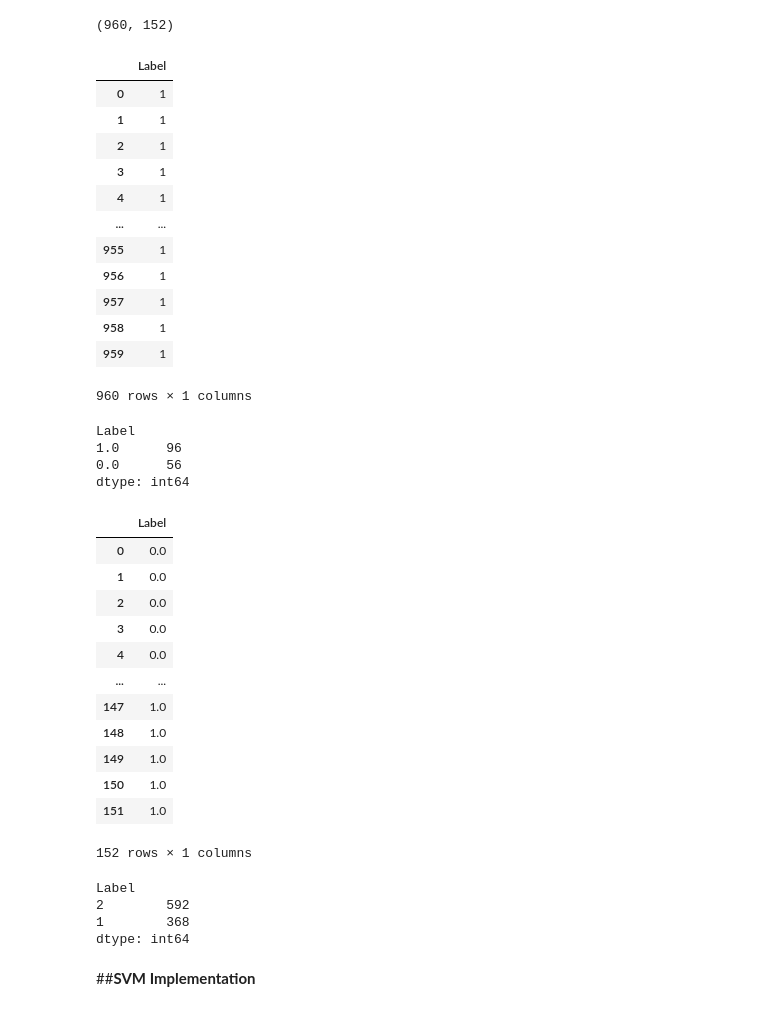
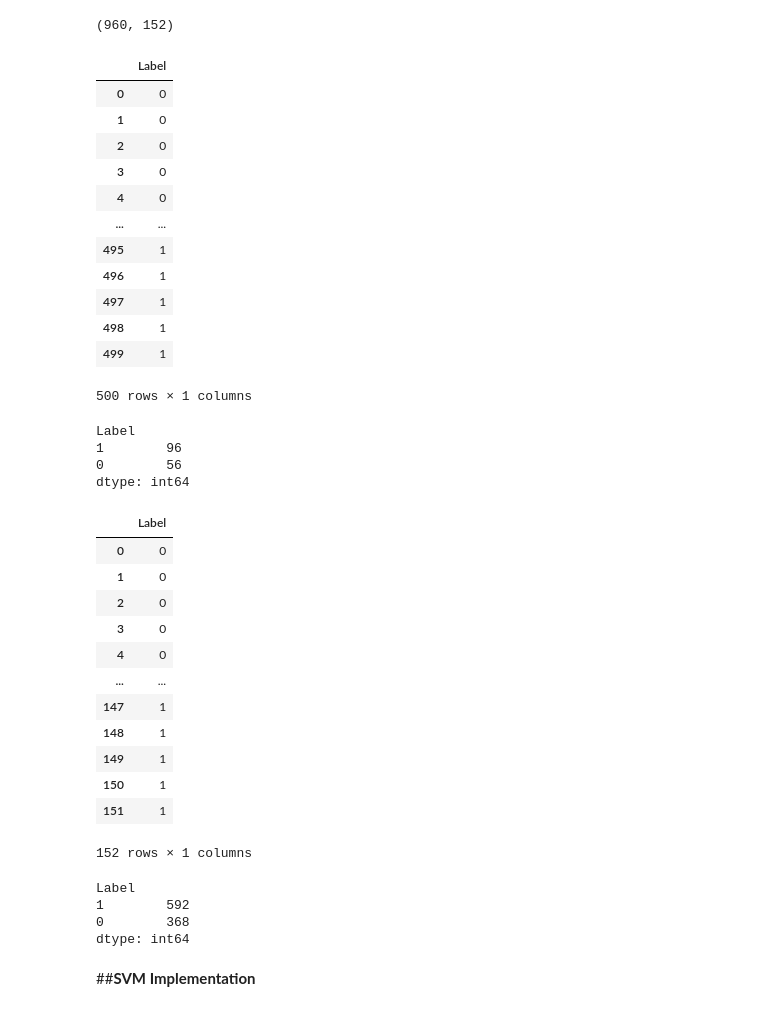
Before and after one commit to PDNow-Research/PDNow, a Jupyter notebook: HandPD/SVM.ipynb, the cells around one changed output. Cells and saved outputs as stored; diff of their text form; code cells hidden in the pictures.

```diff
--- a/HandPD/SVM.ipynb
+++ b/HandPD/SVM.ipynb
@@ -164,11 +164,18 @@ colnames
  'Min_ET',
  'SD_ET',
  'HT_ET_Diff']
-# %%
-slice_cols = colnames[7:]
-for i in slice_cols:
-  new_spiral_df[i] = feature_normalization(new_spiral_df[i])
-  new_meander_df[i] = feature_normalization(new_meander_df[i])
+# %%
+spiral_normalize = new_spiral_df[['RMS', 'Max_dist', 'Min_dist', 'SD', 'MRT', 'Max_ET', 'Min_ET', 'SD_ET', 'HT_ET_Diff']]
+meander_normalize = new_meander_df[['RMS', 'Max_dist', 'Min_dist', 'SD', 'MRT', 'Max_ET', 'Min_ET', 'SD_ET', 'HT_ET_Diff']]
+
+new_spiral_df = new_spiral_df[['ID_EXAM', 'Image', 'ID_PATIENT', 'Label', 'GENDER', 'HANDEDNESS', 'AGE']]
+new_meander_df = new_meander_df[['ID_EXAM', 'Image', 'ID_PATIENT', 'Label', 'GENDER', 'HANDEDNESS', 'AGE']]
+
+spiral_normalize = feature_normalization(spiral_normalize)
+meander_normalize = feature_normalization(meander_normalize)
+
+new_spiral_df = pd.concat([new_spiral_df, spiral_normalize], axis =1)
+new_meander_df = pd.concat([new_meander_df, meander_normalize], axis =1)
 # %%
 X_new_all = pd.concat([new_spiral_df, new_meander_df])
 y_new_all = pd.concat([new_spiral_df["Label"], new_meander_df["Label"]])
@@ -240,10 +247,10 @@ y = pd.concat([y_spiral, y_meander, y_new])
 # %%
 # In our train-test-split, we just want to define everything
 X_train = X
-y_train = y
+y_train = y - 1
 
 X_test = X_test
-y_test = y_test.astype('float32') -1 # subtract 1
+y_test = y_test -1 # subtract 1
 # %%
 X_train = X_train.reset_index(drop = True)
 y_train = y_train.reset_index(drop = True)
@@ -257,50 +264,50 @@ len(y_train), len(y_test)
 # %% [output]
 (960, 152)
 # %%
-y_train
+y_train.head(500)
 # %% [output]
 |  | Label |
-| 0 | 1 |
-| 1 | 1 |
-| 2 | 1 |
-| 3 | 1 |
-| 4 | 1 |
+| 0 | 0 |
+| 1 | 0 |
+| 2 | 0 |
+| 3 | 0 |
+| 4 | 0 |
 | ... | ... |
-| 955 | 1 |
-| 956 | 1 |
-| 957 | 1 |
-| 958 | 1 |
-| 959 | 1 |
+| 495 | 1 |
+| 496 | 1 |
+| 497 | 1 |
+| 498 | 1 |
+| 499 | 1 |
-960 rows × 1 columns
+500 rows × 1 columns
 # %%
 y_test.value_counts()
 # %% [output]
 Label
-1.0      96
-0.0      56
+1        96
+0        56
 dtype: int64
 # %%
 y_test
 # %% [output]
 |  | Label |
-| 0 | 0.0 |
-| 1 | 0.0 |
-| 2 | 0.0 |
-| 3 | 0.0 |
-| 4 | 0.0 |
+| 0 | 0 |
+| 1 | 0 |
+| 2 | 0 |
+| 3 | 0 |
+| 4 | 0 |
 | ... | ... |
-| 147 | 1.0 |
-| 148 | 1.0 |
-| 149 | 1.0 |
-| 150 | 1.0 |
-| 151 | 1.0 |
+| 147 | 1 |
+| 148 | 1 |
+| 149 | 1 |
+| 150 | 1 |
+| 151 | 1 |
 152 rows × 1 columns
 # %%
 y_train.value_counts()
 # %% [output]
 Label
-2        592
-1        368
+1        592
+0        368
 dtype: int64
 # %% [markdown]
 ##**SVM Implementation**
```
Also changed, not shown: parts of 12 cells of this notebook.
